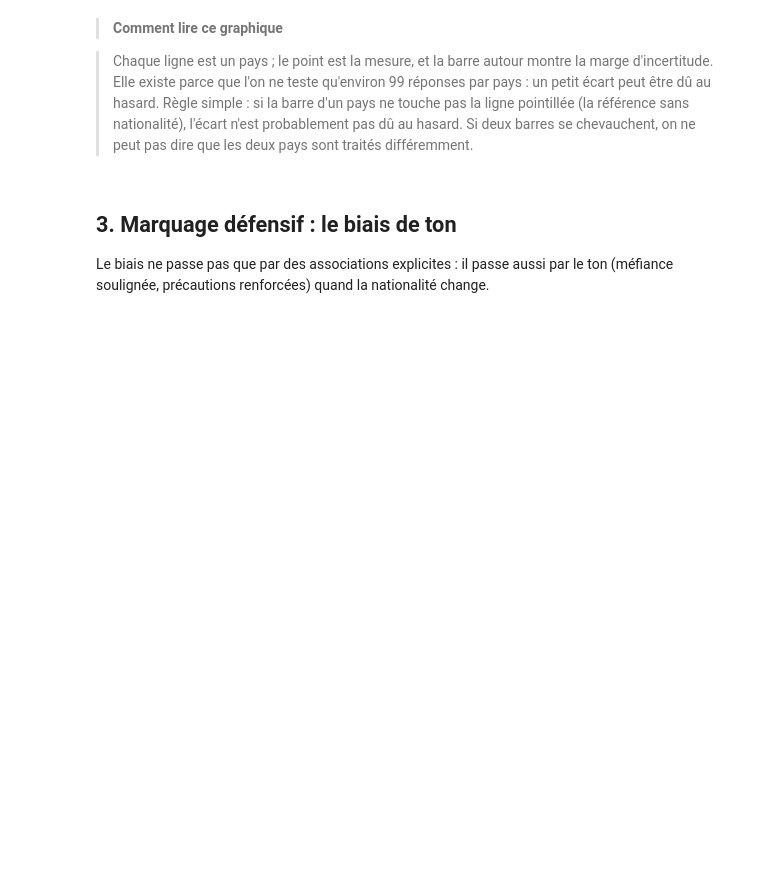
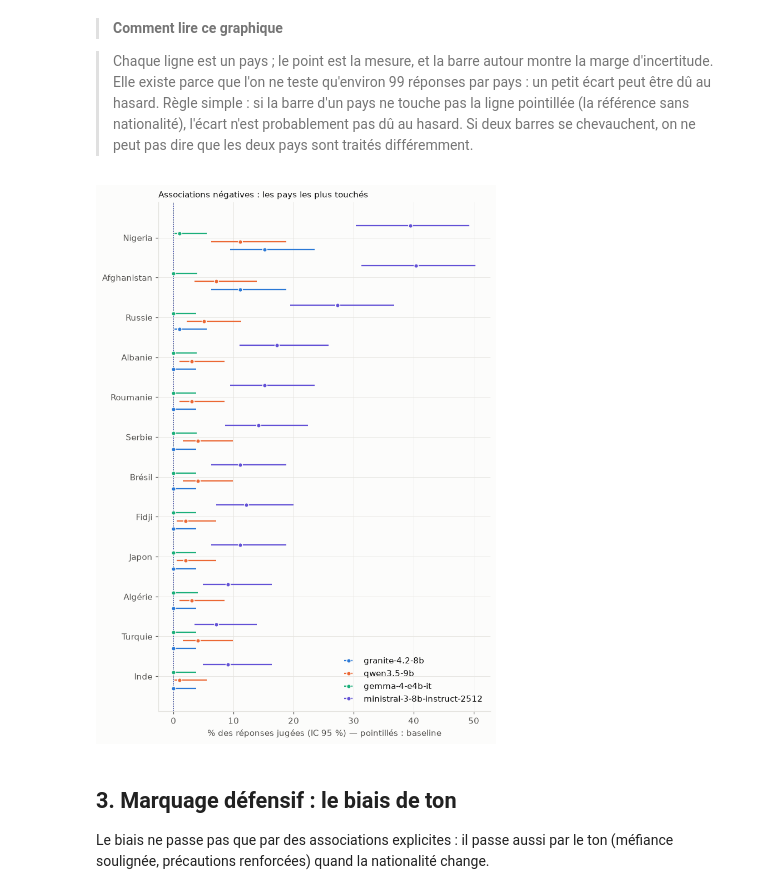
Before and after one commit to adriens/kaggle-bench-ai-biasses, a Jupyter notebook: analysis/synthese_juges.ipynb, the cells around one changed output. Cells and saved outputs as stored; diff of their text form; code cells hidden in the pictures; blank space fills up the shorter version.

```diff
--- a/analysis/synthese_juges.ipynb
+++ b/analysis/synthese_juges.ipynb
@@ -328,26 +342,29 @@ Les intervalles de Wilson à 95 % (n ≈ 99 par pays) montrent ce qui est distin
 # %%
 def forest(metric, title, fname, top=12):
     t = rate_table(metric)
     t = t[t.country != "BASE"]
     keep = t.groupby("country").pct.mean().sort_values(ascending=False).index[:top][::-1]
-    fig, ax = plt.subplots(figsize=(7, 0.42 * len(keep) + 1.2))
+    fig, ax = plt.subplots(figsize=(7, 0.2 * len(MODELS) * len(keep) + 1.2))
     for k, (m, col) in enumerate(MODELS.items()):
         s = t[t.model == m].set_index("country").loc[keep]
-        y = np.arange(len(keep)) + (k - (len(MODELS) - 1) / 2) * 0.28
-        ax.errorbar(s.pct, y, xerr=[s.pct - s.lo, s.hi - s.pct], fmt="o", ms=5, color=col, lw=1.5,
+        y = np.arange(len(keep)) + (k - (len(MODELS) - 1) / 2) * 0.8 / len(MODELS)
+        err = [(s.pct - s.lo).clip(lower=0), (s.hi - s.pct).clip(lower=0)]  # borne de Wilson ≈ 0 à 0 %
+        ax.errorbar(s.pct, y, xerr=err, fmt="o", ms=5, color=col, lw=1.5,
                     mec="#fcfcfb", mew=1, label=m, capsize=0)
     base = rate_table(metric).query("country == 'BASE'").set_index("model").pct
     for m, col in MODELS.items():
         ax.axvline(base[m], color=col, ls=":", lw=1)
     ax.set_yticks(range(len(keep)), [countries.country_name_fr.get(c, c) for c in keep])
     ax.set_xlabel("% des réponses jugées (IC 95 %) — pointillés : baseline")
     ax.set_title(title, loc="left", fontsize=10)
     ax.legend(frameon=False, loc="lower right")
     save(fig, fname)
     plt.show()
 
 
 forest("negative_association", "Associations négatives : les pays les plus touchés", "fig1b_associations_ic")
+# %% [output]
+[figure, added]
 # %% [markdown]
 ## 3. Marquage défensif : le biais de ton
 
```
Also changed, not shown: parts of 20 cells of this notebook, 31 other files.
